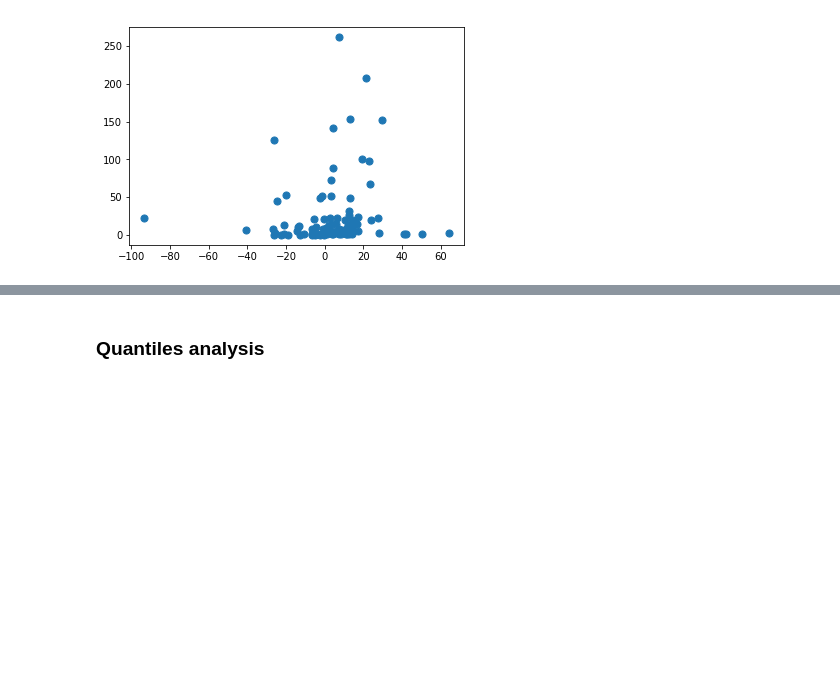
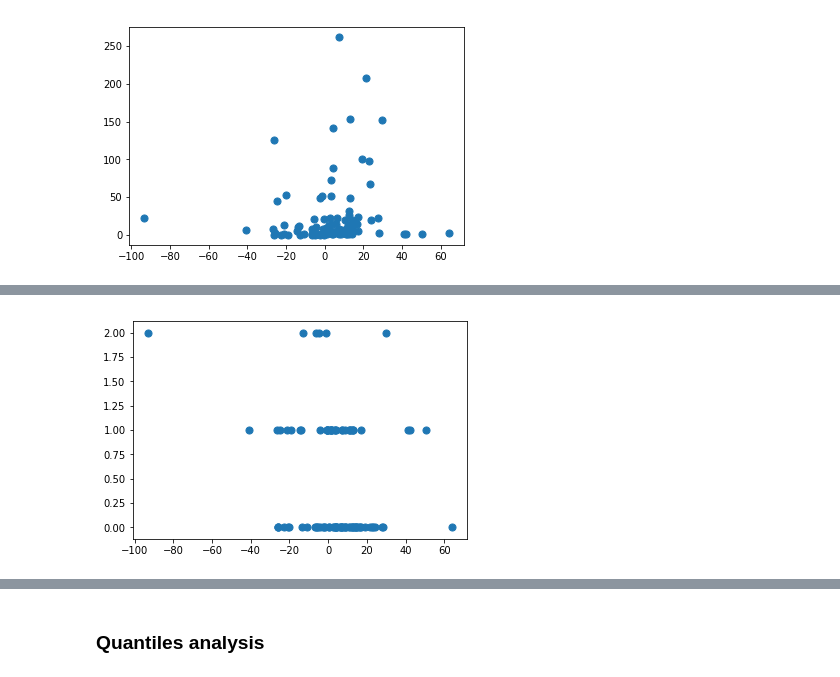
Before and after one commit to rizzoli/encompass, a Jupyter notebook: SHF_Data_Analysis.ipynb, the cells around one changed output, grey strips where cells are left out. Cells and saved outputs as stored; diff of their text form; code cells hidden in the pictures; blank space fills up the shorter version.

```diff
--- a/SHF_Data_Analysis.ipynb
+++ b/SHF_Data_Analysis.ipynb
@@ -559,0 +570,5 @@ plt.scatter(X1[:, 0], X1[:, 1], s=50);
+# %%
+#consumption vs # house type
+plt.scatter(X1[:, 0], X1[:, 3], s=50);
+# %% [output]
+[figure, added]
```
Also changed, not shown: parts of 16 cells of this notebook, 1 other file.
